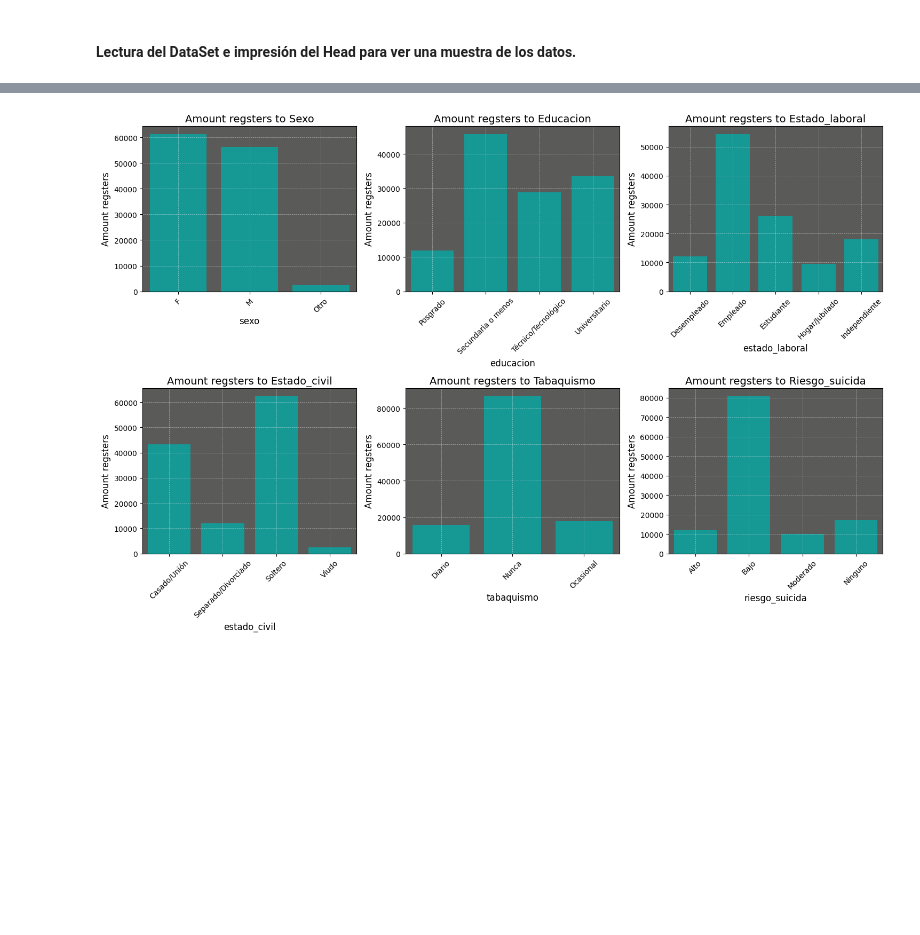
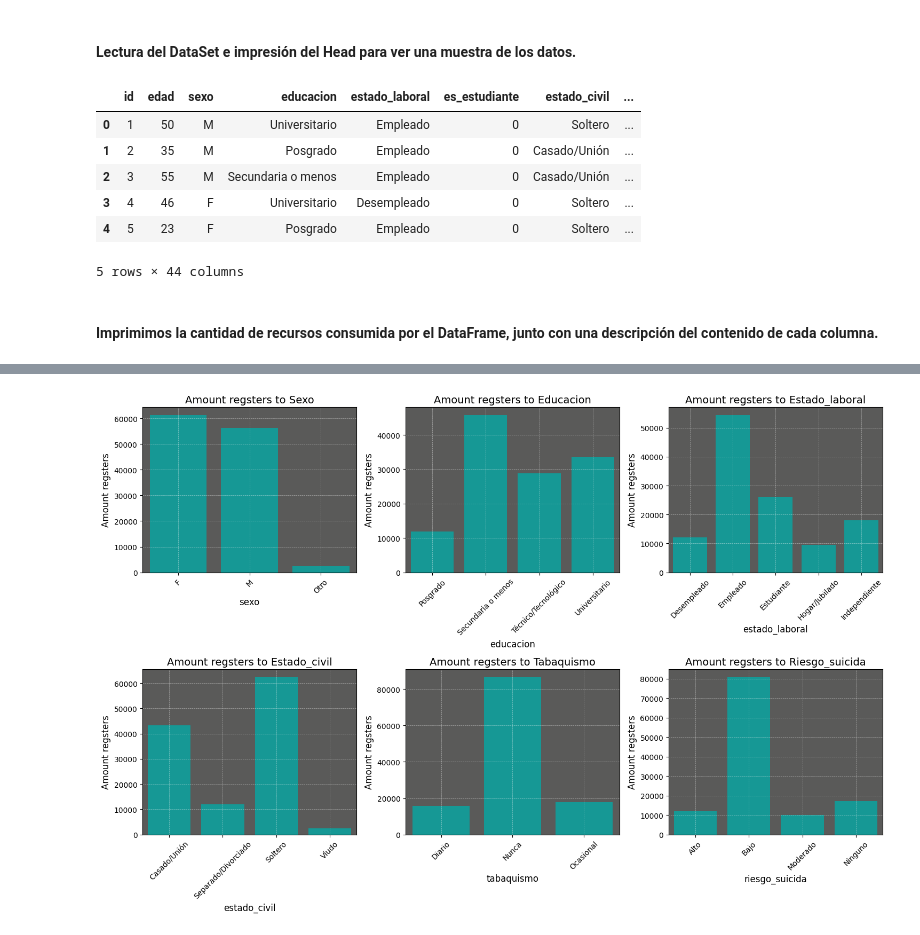
Before and after one commit to RonaldBarberi/data_science, a Jupyter notebook: DATA_SCIENCE_I/src/statics_descriptive.ipynb, the cells around one changed output, grey strips where cells are left out. Cells and saved outputs as stored; diff of their text form; code cells hidden in the pictures; blank space fills up the shorter version.

```diff
--- a/DATA_SCIENCE_I/src/statics_descriptive.ipynb
+++ b/DATA_SCIENCE_I/src/statics_descriptive.ipynb
@@ -76,5 +76,15 @@ schema_optimized = {
 #### Lectura del DataSet e impresión del Head para ver una muestra de los datos.
 # %%
 df = pd.read_csv(dic_args['path_file'], dtype=schema_optimized)
-# df.head()
+df.head()
+# %% [output]
+|  | id | edad | sexo | educacion | estado_laboral | es_estudiante | estado_civil | ... |
+| 0 | 1 | 50 | M | Universitario | Empleado | 0 | Soltero | ... |
+| 1 | 2 | 35 | M | Posgrado | Empleado | 0 | Casado/Unión | ... |
+| 2 | 3 | 55 | M | Secundaria o menos | Empleado | 0 | Casado/Unión | ... |
+| 3 | 4 | 46 | F | Universitario | Desempleado | 0 | Soltero | ... |
+| 4 | 5 | 23 | F | Posgrado | Empleado | 0 | Soltero | ... |
+5 rows × 44 columns
+# %% [markdown]
+#### Imprimimos la cantidad de recursos consumida por el DataFrame, junto con una descripción del contenido de cada columna.
 # %%
```
Also changed, not shown: parts of 3 cells of this notebook, 1 other file.
